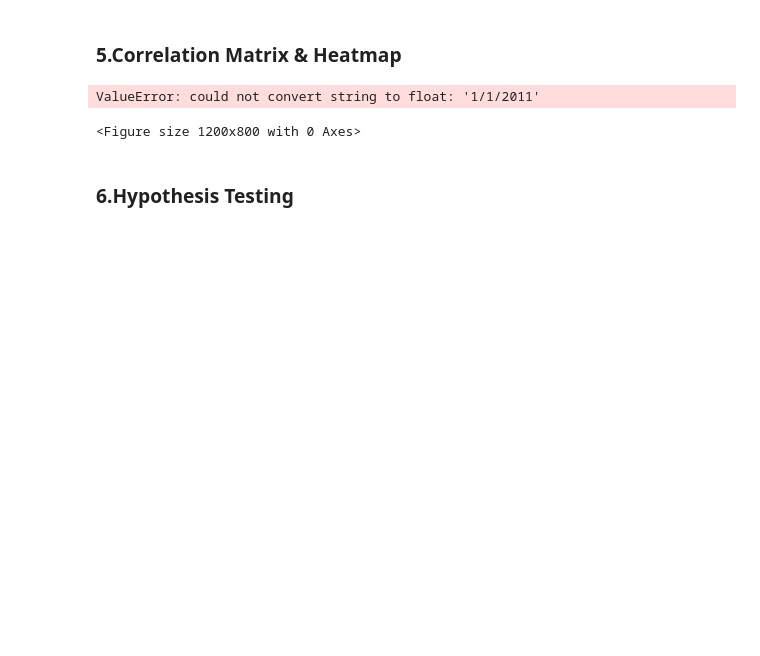
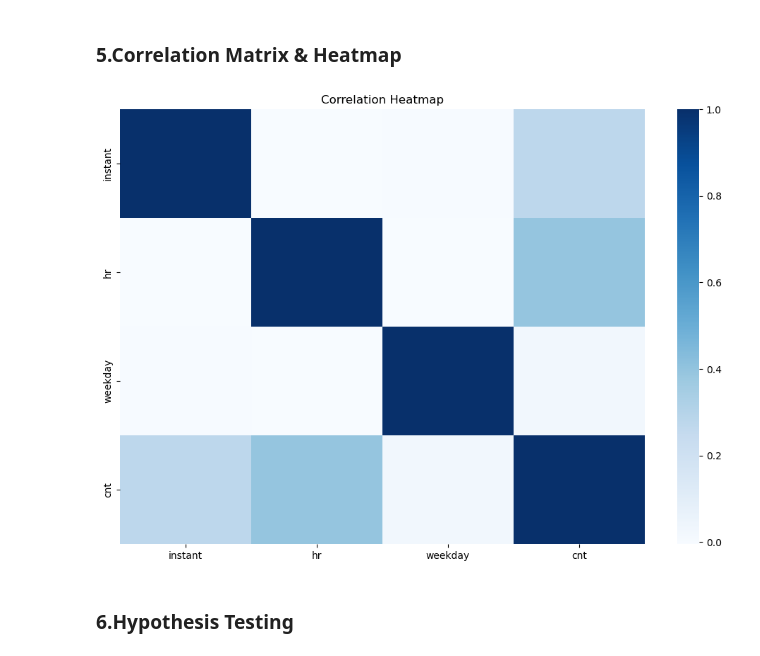
Before and after one commit to Bhavani-0728/MachineLearning, a Jupyter notebook: Bike_Rental_Dataset.ipynb, the cells around one changed output. Saved outputs shown, nothing was run; the diff lists cells and outputs as text; code cells hidden in the pictures; blank space fills up the shorter version.

```diff
--- a/Bike_Rental_Dataset.ipynb
+++ b/Bike_Rental_Dataset.ipynb
@@ -107,12 +109,12 @@ for col in cat_features:
 ### 5.Correlation Matrix & Heatmap
 # %%
 plt.figure(figsize=(12,8))
-sns.heatmap(df.corr(), cmap='Blues', annot=False)
+numeric_df = df.select_dtypes(include='number')
+sns.heatmap(numeric_df.corr(), cmap='Blues', annot=False)
 plt.title("Correlation Heatmap")
 plt.show()
 # %% [output]
-ValueError: could not convert string to float: '1/1/2011'
-<Figure size 1200x800 with 0 Axes>
+[figure, added]
 # %% [markdown]
 ### 6.Hypothesis Testing
 # %%
```
Also changed, not shown: parts of 11 cells of this notebook, 2 other files.
